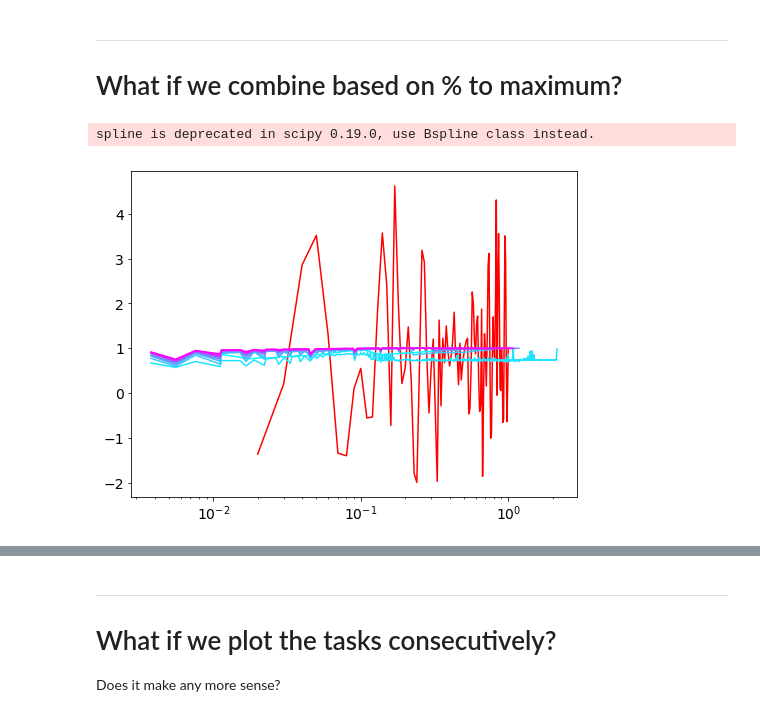
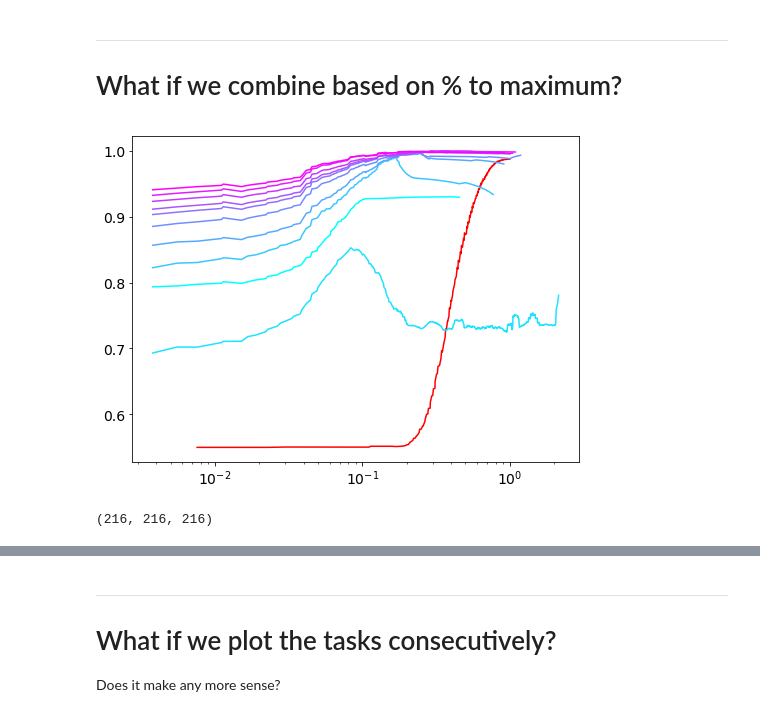
Before and after one commit to guydav/deep-learning-projects, a Jupyter notebook: notebooks/Simultaneous_Training_Plots.ipynb, the cells around one changed output, grey strips where cells are left out. Saved outputs shown, nothing was run; the diff lists cells and outputs as text; code cells hidden in the pictures.

Commit message:
WIP on the results for the simultaneous training.

```diff
--- a/notebooks/Simultaneous_Training_Plots.ipynb
+++ b/notebooks/Simultaneous_Training_Plots.ipynb
@@ -191,40 +191,60 @@ simultaneous_y_sem = np.array([np.sqrt(np.sum(simultaneous_sems[key])) / len(sim
 sequential_xs = []
 sequential_ys = []
 sequential_y_sems = []
 
 for task in range(10):
     seq_x, seq_y = zip(*[(key, np.mean(sequential_means[task][key])) for key in sorted(sequential_means[task].keys())])
     sequential_xs.append(np.array(seq_x))
     sequential_ys.append(np.array(seq_y))
     seq_y_sem = [np.sqrt(np.sum(sequential_sems[task][key])) / len(sequential_sems[task][key])
                  for key in sorted(sequential_sems[task].keys())]
     sequential_y_sems.append(np.array(seq_y_sem))
 
 
 plt.figure(figsize=(8, 6))
 cmap = plt.get_cmap(QUERY_ORDINAL_POSITION_COMORLAP)
 
 # plt.plot(simultaneous_x, simultaneous_y, color='red')
-# Let's try a spline:
-spline_simul_x = np.linspace(0.02, 1, 99)
-spline_simul_y = spline(simultaneous_x, simultaneous_y, spline_simul_x, order=4
-                       )
-plt.plot(spline_simul_x, spline_simul_y, color='red')
-
 # plt.fill_between(simultaneous_x, simultaneous_y - simultaneous_y_sem, simultaneous_y + simultaneous_y_sem,
 #                  color='red', alpha=0.25)
 
+# Let's try a spline:
+# spline_simul_x = np.linspace(0.02, 1, 20)
+# spline_simul_y = spline(simultaneous_x, simultaneous_y, spline_simul_x)
+# plt.plot(spline_simul_x, spline_simul_y, color='red')
+
+# Let's try a moving average:
+simul_y_series = pd.Series(data=simultaneous_y)
+simul_y_rolling = simul_y_series.rolling(30, min_periods=1, center=True)
+plt.plot(simultaneous_x, simul_y_rolling.mean(), color='red')
+
+# simul_y_sem_series = pd.Series(data=simultaneous_y_sem)
+# simul_y_sem_rolling = simul_y_sem_series.rolling(20, min_periods=1, center=True)
+# plt.fill_between(simultaneous_x, simul_y_rolling.mean() - simul_y_sem_rolling.mean(),
+#                  simul_y_rolling.mean() + simul_y_sem_rolling.mean(),
+#                  color='red', alpha=0.25)
+
 for task in range(10):
+    color = cmap(task / 9)
+
     seq_x = sequential_xs[task]
     seq_y = sequential_ys[task]
     seq_y_sem = sequential_y_sems[task]
 
-    color = cmap(task / 9)
-    plt.plot(seq_x, seq_y, color=color)
+    seq_y_series = pd.Series(data=seq_y)
+    seq_y_rolling = seq_y_series.rolling(30, min_periods=1, center=True)
+
+    plt.plot(seq_x, seq_y_rolling.mean(), color=color)
+
+#     seq_y_sem_series = pd.Series(data=seq_y_sem)
+#     seq_y_sem_rolling = seq_y_sem_series.rolling(30, min_periods=1, center=True)
+#     plt.fill_between(seq_x, seq_y_rolling.mean() - seq_y_sem_rolling.mean() / 3,
+#                      seq_y_rolling.mean() + seq_y_sem_rolling.mean() / 3,
+#                      color=color, alpha=0.25)
+
 #     plt.fill_between(seq_x, seq_y - seq_y_sem, seq_y + seq_y_sem, color=color, alpha=0.25)
 
 plt.semilogx()
 plt.show()
 # %% [output]
-spline is deprecated in scipy 0.19.0, use Bspline class instead.
-[figure, old version]
+[figure, new version]
@@ -236,0 +251,7 @@ print(simultaneous_training_analyses[dimension_index].mean.shape)
+# %%
+s = pd.Series(data=simultaneous_y)
+r = s.rolling(10, min_periods=1, center=True)
+
+len(s), len(simultaneous_y), len(r.mean())
+# %% [output]
+(216, 216, 216)
```
Also changed, not shown: parts of 3 cells of this notebook.
